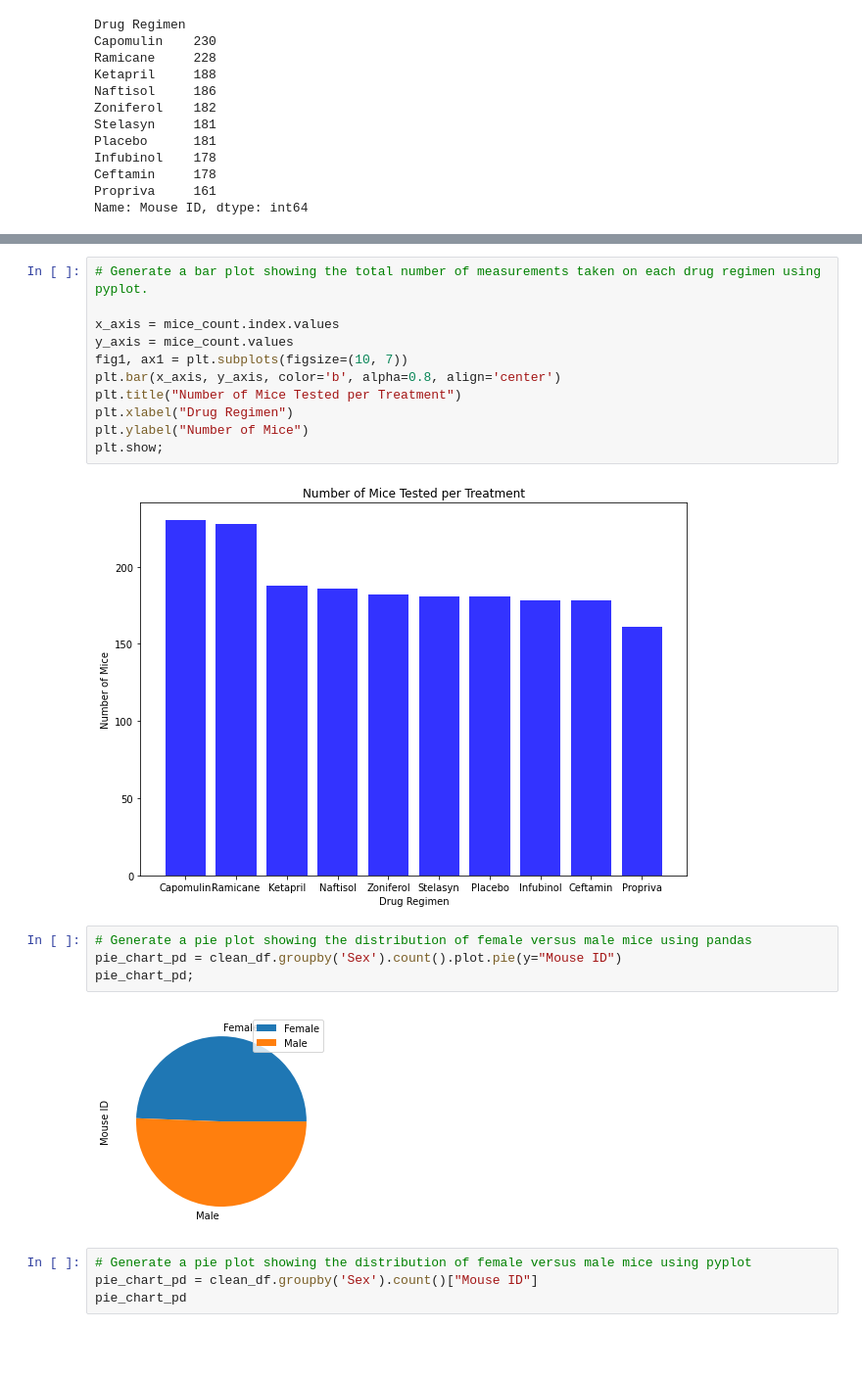
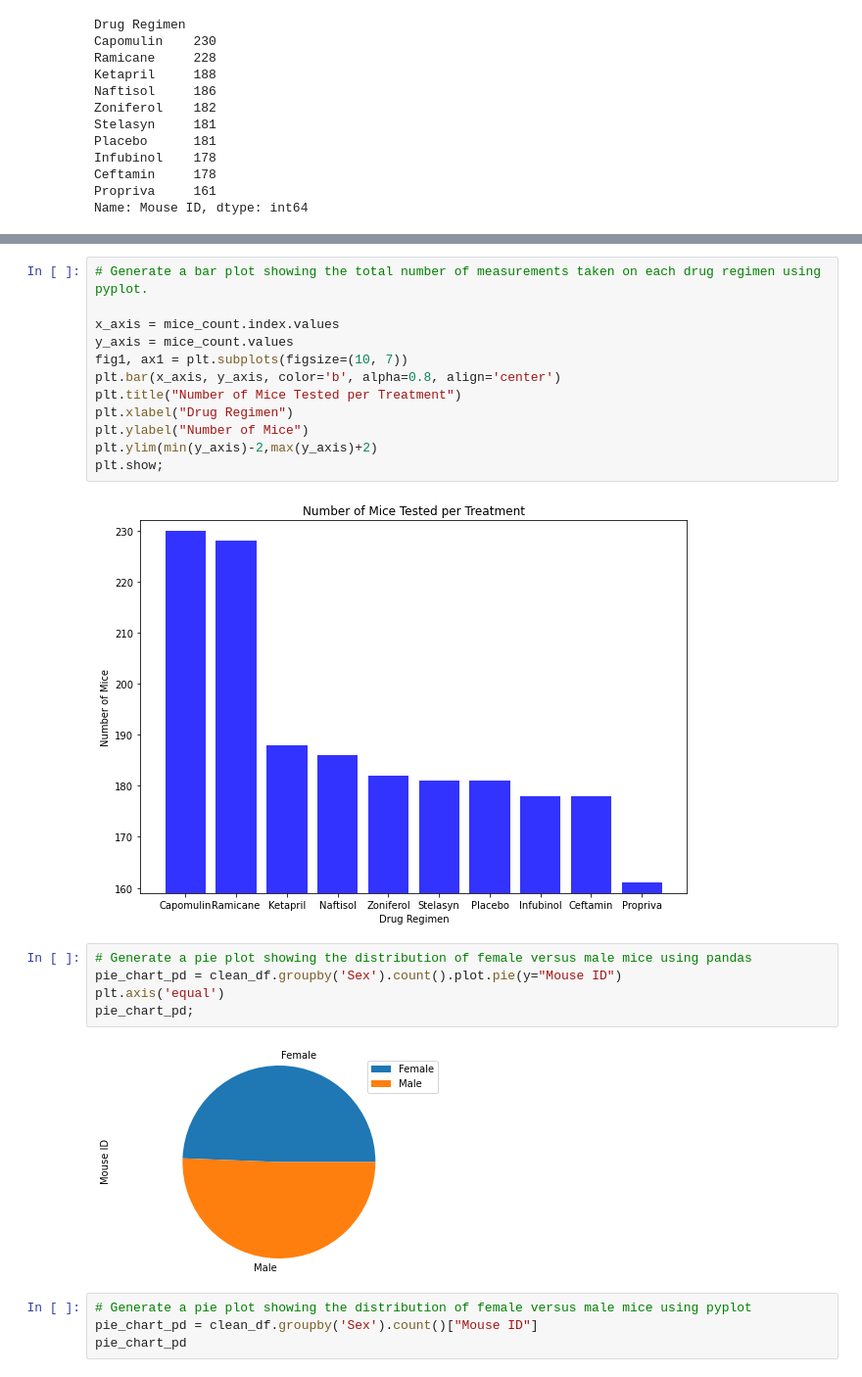
Before and after one commit to ronaldbmz/matplotlib-challenge, a Jupyter notebook: pymaceuticals.ipynb, the cells around one changed output, grey strips where cells are left out. Shown at 98% size. Drawn from its saved outputs; the diff is of its cells as text; blank space fills up the shorter version.

Commit message:
updated chart limits

```diff
--- a/pymaceuticals.ipynb
+++ b/pymaceuticals.ipynb
@@ -206,15 +207,17 @@ plt.bar(x_axis, y_axis, color='b', alpha=0.8, align='center')
 plt.title("Number of Mice Tested per Treatment")
 plt.xlabel("Drug Regimen")
 plt.ylabel("Number of Mice")
+plt.ylim(min(y_axis)-2,max(y_axis)+2)
 plt.show;
 # %% [output]
-[figure, old version]
+[figure, new version]
 # %%
 # Generate a pie plot showing the distribution of female versus male mice using pandas
 pie_chart_pd = clean_df.groupby('Sex').count().plot.pie(y="Mouse ID")
+plt.axis('equal')
 pie_chart_pd;
 # %% [output]
-[figure, old version]
+[figure, new version]
 # %%
 # Generate a pie plot showing the distribution of female versus male mice using pyplot
 pie_chart_pd = clean_df.groupby('Sex').count()["Mouse ID"]
```
Also changed, not shown: parts of 5 cells of this notebook.
